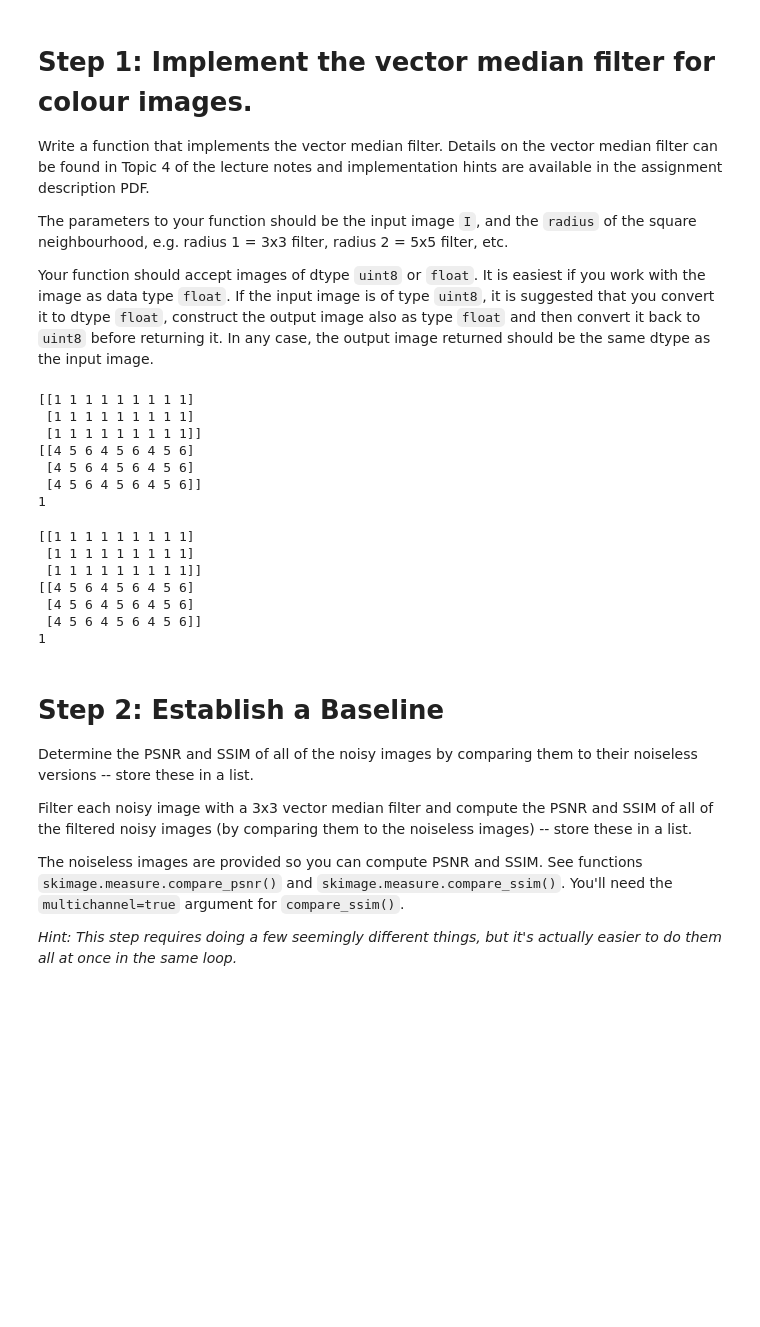
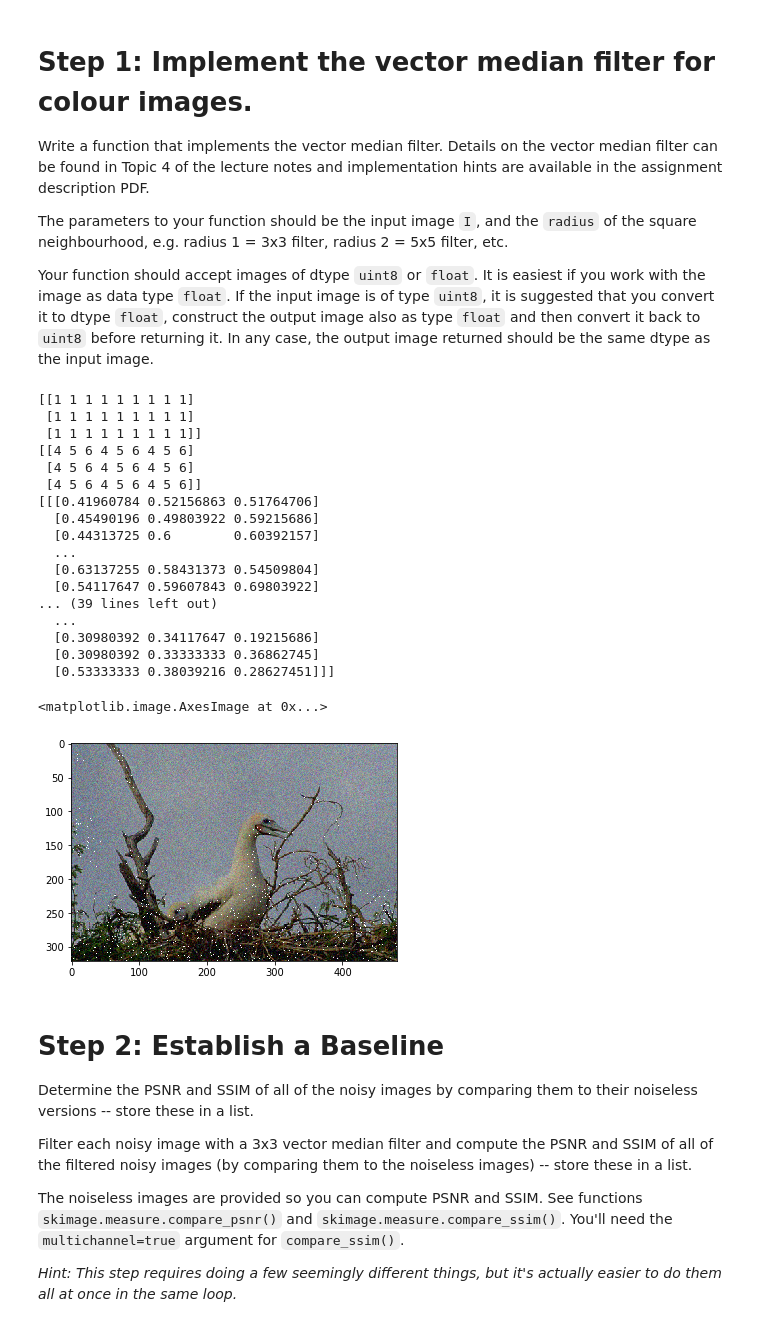
Before and after one commit to satiowadahc/CMPT487A1, a Jupyter notebook: asn1-q1.ipynb, the cells around one changed output. Cells and saved outputs as stored; diff of their text form; code cells hidden in the pictures; blank space fills up the shorter version.

```diff
--- a/asn1-q1.ipynb
+++ b/asn1-q1.ipynb
@@ -8,44 +8,56 @@ The parameters to your function should be the input image `I`, and the `radius`
 Your function should accept images of dtype `uint8` or `float`.    It is easiest if you work with the image as data type `float`.   If the input image is of type `uint8`, it is suggested that you convert it to dtype `float`, construct the output image also as type `float` and then convert it back to `uint8` before returning it.  In any case, the output image returned should be the same dtype as the input image.
 # %%
 import numpy as np
-
+import skimage.util as util
 
 def vector_median(I, radius):
 
     # Fill in the function here.
 
+    # Check for float
+    if I.dtype == 'uint8':
+        I = util.img_as_float(I)
+
     # Create Vector with tile
+    # slide 68
     u = ([1, 1, 1])
     y = np.tile(u, (radius, radius))
 
     v = ([4, 5, 6])
     x = np.tile(v, (radius, radius))
 
-    print(y)
-    print(x)
-    print(I)
+    for pixel in I:
+
 
     return
-# %% [output]
-[[1 1 1 1 1 1 1 1 1]
- [1 1 1 1 1 1 1 1 1]
- [1 1 1 1 1 1 1 1 1]]
-[[4 5 6 4 5 6 4 5 6]
- [4 5 6 4 5 6 4 5 6]
- [4 5 6 4 5 6 4 5 6]]
-1
-# %%
-import skimage.io as io
-i = io.imread('noisy/')
-vector_median(1,3)
-# %% [output]
-[[1 1 1 1 1 1 1 1 1]
- [1 1 1 1 1 1 1 1 1]
- [1 1 1 1 1 1 1 1 1]]
-[[4 5 6 4 5 6 4 5 6]
- [4 5 6 4 5 6 4 5 6]
- [4 5 6 4 5 6 4 5 6]]
-1
+# %%
+# Can't seem to point it at my directory with references
+
+import skimage.io as io
+import matplotlib.pyplot as plt
+i = io.imread('C:/Users/woita/PycharmProjects/CMPT487A1/images/noisy/8049.png')
+vector_median(i, 3)
+plt.imshow(i)
+# %% [output]
+[[1 1 1 1 1 1 1 1 1]
+ [1 1 1 1 1 1 1 1 1]
+ [1 1 1 1 1 1 1 1 1]]
+[[4 5 6 4 5 6 4 5 6]
+ [4 5 6 4 5 6 4 5 6]
+ [4 5 6 4 5 6 4 5 6]]
+[[[0.41960784 0.52156863 0.51764706]
+  [0.45490196 0.49803922 0.59215686]
+  [0.44313725 0.6        0.60392157]
+  ...
+  [0.63137255 0.58431373 0.54509804]
+  [0.54117647 0.59607843 0.69803922]
+... (39 lines left out)
+  ...
+  [0.30980392 0.34117647 0.19215686]
+  [0.30980392 0.33333333 0.36862745]
+  [0.53333333 0.38039216 0.28627451]]]
+<matplotlib.image.AxesImage at 0x...>
+[figure, added]
 # %% [markdown]
 # Step 2: Establish a Baseline
 
```
